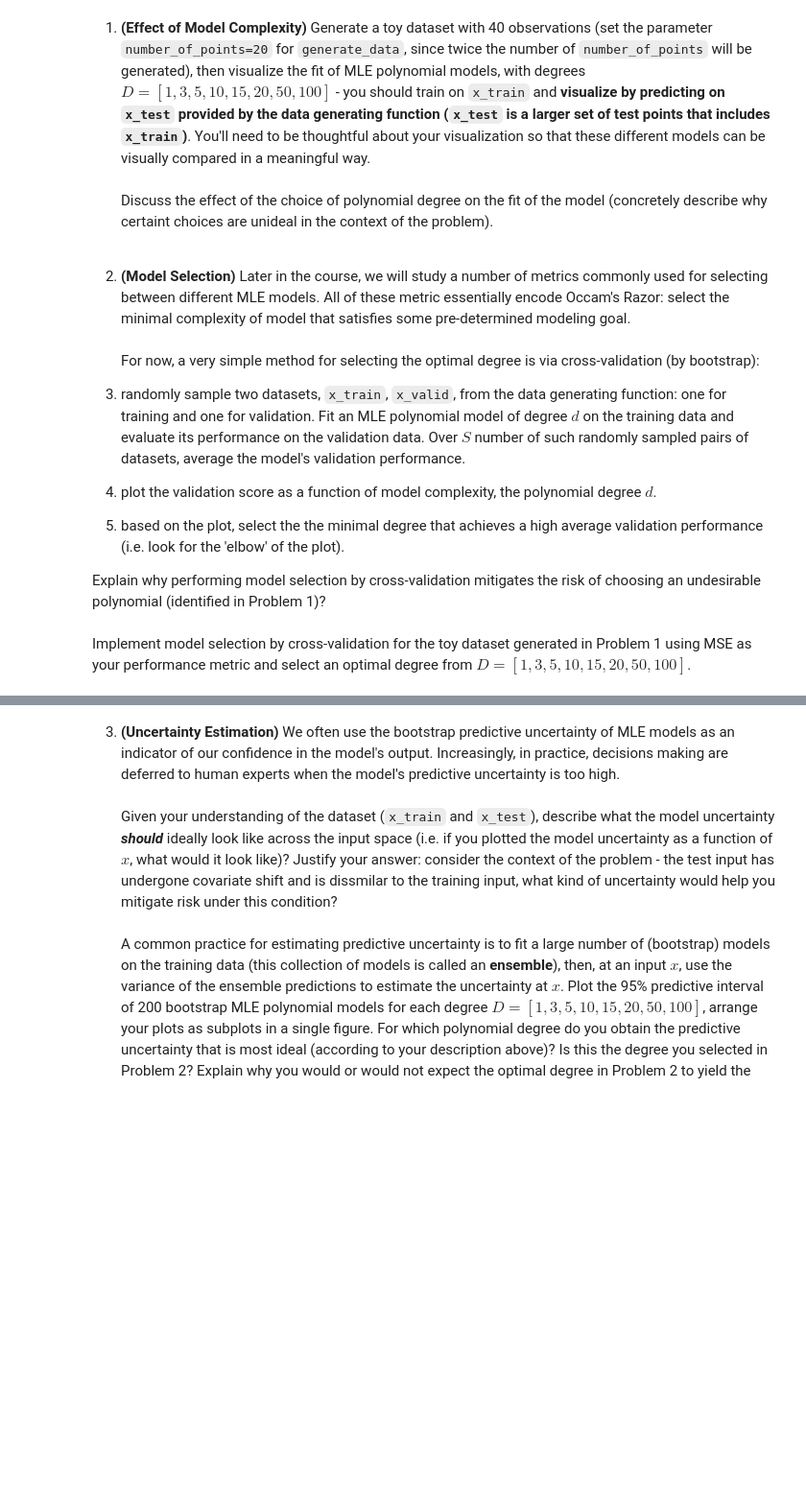
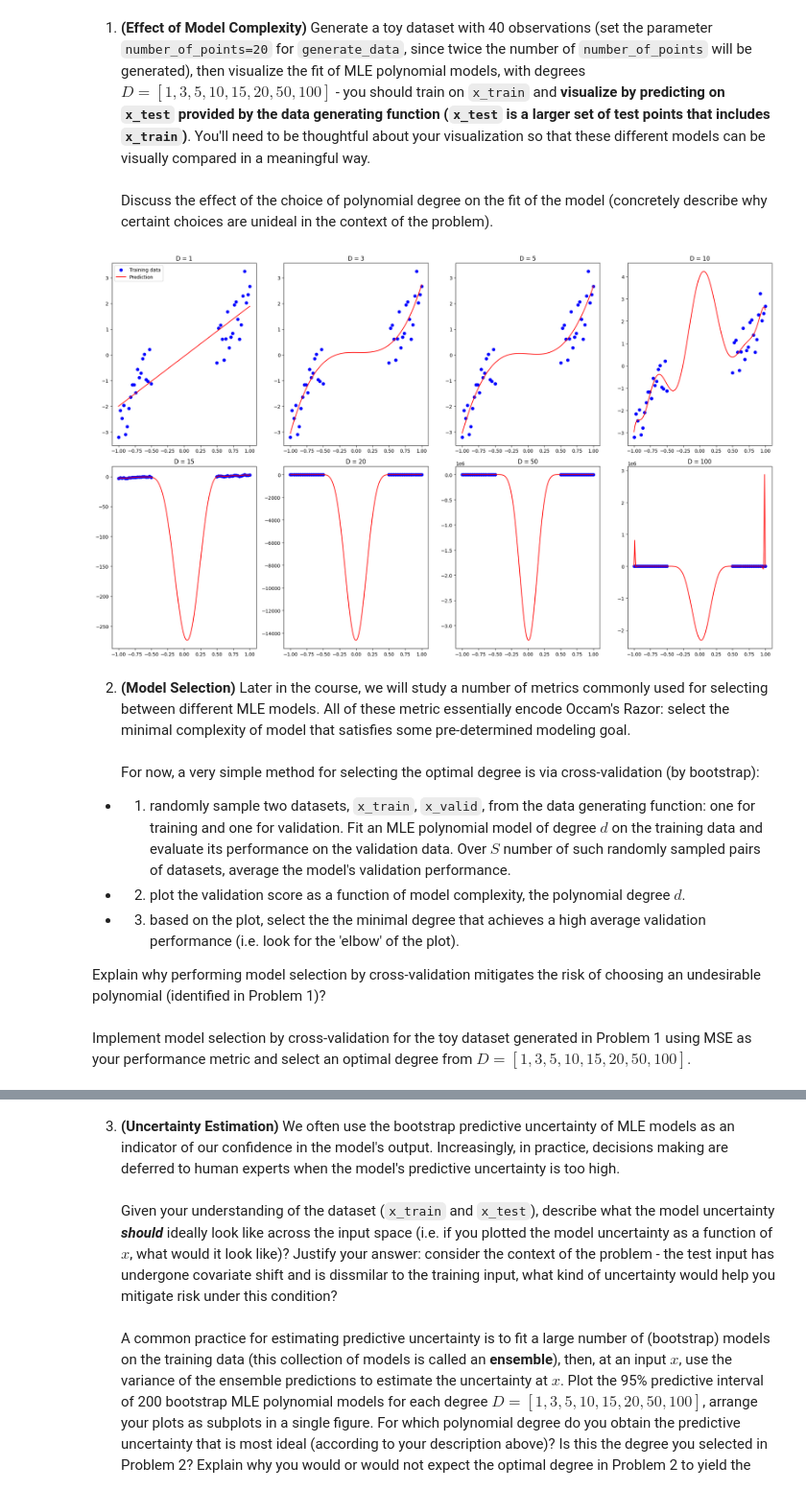
Before and after one commit to chihuangliu/ELEC70122_ML_for_Safety_Critical_Decision_Making, a Jupyter notebook: ELEC70122_HW1.ipynb, the cells around one changed output, grey strips where cells are left out. Shown at 96% size. Drawn from its saved outputs; the diff is of its cells as text; code cells hidden in the pictures; blank space fills up the shorter version.

```diff
--- a/ELEC70122_HW1.ipynb
+++ b/ELEC70122_HW1.ipynb
@@ -32,2 +33,5 @@ import matplotlib.pyplot as plt
 %matplotlib inline
+# %%
+SEED = 6067892
+rng = np.random.default_rng(SEED)
 # %%
@@ -81,13 +101,57 @@ The goal in this assignment is to explore how to manage the risk of a deployed m
 # %% [markdown]
 1. **(Effect of Model Complexity)** Generate a toy dataset with 40 observations (set the parameter `number_of_points=20` for `generate_data`, since twice the number of `number_of_points` will be generated), then  visualize the fit of MLE polynomial models, with degrees $D = [1, 3, 5, 10, 15, 20, 50, 100]$ - you should train on `x_train` and **visualize by predicting on `x_test` provided by the data generating function (`x_test` is a larger set of test points that includes `x_train`)**. You'll need to be thoughtful about your visualization so that these different models can be visually compared in a meaningful way. <br><br>
 Discuss the effect of the choice of polynomial degree on the fit of the model (concretely describe why certaint choices are unideal in the context of the problem).
+# %%
+x_train, y_train, x_test = generate_data(number_of_points=20, noise_variance=0.3)
+
+Ds = [1, 3, 5, 10, 15, 20, 50, 100]
+
+fig, axs = plt.subplots(2, 4, figsize=(20, 12))
+axs = axs.flatten()
+
+
+def fit_polynomial_linear_regression(
+    x_train, y_train, D
+) -> tuple[PolynomialFeatures, LinearRegression]:
+    x_train_reshaped = x_train.reshape(-1, 1)
+
+    y_train_reshaped = y_train.reshape(-1, 1)
+
+    polynomial = PolynomialFeatures(D)
+    x_train_transformed = polynomial.fit_transform(x_train_reshaped)
+    model = LinearRegression()
+    model.fit(x_train_transformed, y_train_reshaped)
+    return polynomial, model
+
+
+def predict_polynomial_linear_regression(x_test, polynomial, model) -> np.ndarray:
+    x_test_reshaped = x_test.reshape(-1, 1)
+    x_test_transformed = polynomial.transform(x_test_reshaped)
+    pred = model.predict(x_test_transformed)
+    return pred
+
+
+for i, D in enumerate(Ds):
+    polynomial, model = fit_polynomial_linear_regression(x_train, y_train, D)
+    pred = predict_polynomial_linear_regression(x_test, polynomial, model)
+
+    axs[i].scatter(x_train, y_train, color="blue", label="Training data")
+    axs[i].plot(x_test, pred, color="red", label="Prediction")
+    axs[i].set_title(f"D = {D}")
+    if i == 0:
+        axs[i].legend()
+
+plt.tight_layout()
+plt.show()
+# %% [output]
+[figure, added]
 # %% [markdown]
 2. **(Model Selection)** Later in the course, we will study a number of metrics commonly used for selecting between different MLE models. All of these metric essentially encode Occam's Razor: select the minimal complexity of model that satisfies some pre-determined modeling goal. <br><br>
 For now, a very simple method for selecting the optimal degree is via cross-validation (by bootstrap):
 
-  1. randomly sample two datasets, `x_train`, `x_valid`, from the data generating function: one for training and one for validation. Fit an MLE  polynomial model of degree $d$ on the training data and evaluate its performance on the validation data. Over $S$ number of such randomly sampled pairs of datasets, average the model's validation performance.
-  2. plot the validation score as a function of model complexity, the polynomial degree $d$.
-  3. based on the plot, select the the minimal degree that achieves a high average validation performance (i.e. look for the 'elbow' of the plot).
+  - 1. randomly sample two datasets, `x_train`, `x_valid`, from the data generating function: one for training and one for validation. Fit an MLE  polynomial model of degree $d$ on the training data and evaluate its performance on the validation data. Over $S$ number of such randomly sampled pairs of datasets, average the model's validation performance.
+  - 2. plot the validation score as a function of model complexity, the polynomial degree $d$.
+  - 3. based on the plot, select the the minimal degree that achieves a high average validation performance (i.e. look for the 'elbow' of the plot).
 
   Explain why performing model selection by cross-validation mitigates the risk of choosing an undesirable polynomial (identified in Problem 1)?<br><br>
   Implement model selection by cross-validation for the toy dataset generated in Problem 1 using MSE as your performance metric and select an optimal degree from $D=[1,3,5,10,15,20,50,100]$.
```
Also changed, not shown: parts of 13 cells of this notebook, 4 other files.
